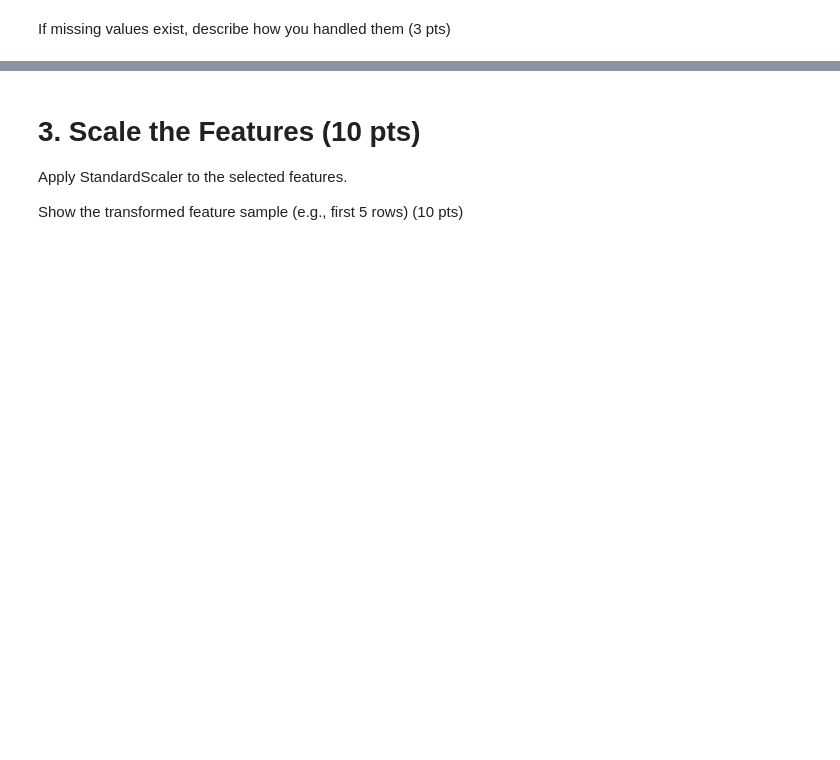
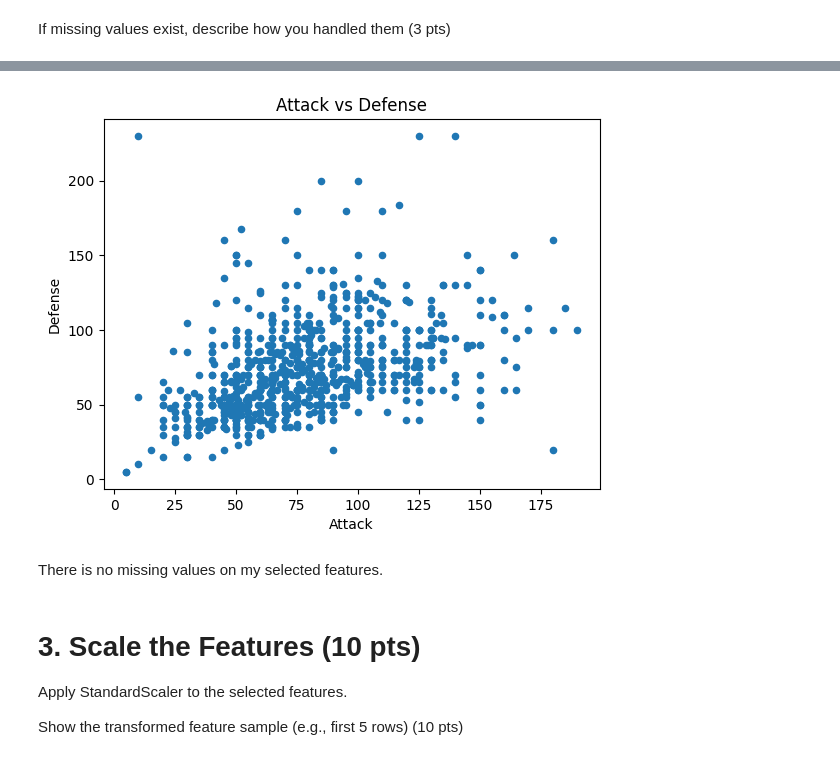
Before and after one commit to leonnmarcoo/CCADMACL_EXERCISES_COM232, a Jupyter notebook: Exercise_3B.ipynb, the cells around one changed output, grey strips where cells are left out. Cells and saved outputs as stored; diff of their text form; code cells hidden in the pictures; blank space fills up the shorter version.

```diff
--- a/Exercise_3B.ipynb
+++ b/Exercise_3B.ipynb
@@ -98,3 +150,13 @@ If missing values exist, describe how you handled them (3 pts)
+# %%
+selected_df.plot.scatter(x='Attack', y='Defense')
+plt.xlabel('Attack')
+plt.ylabel('Defense')
+plt.title('Attack vs Defense')
+plt.show()
+# %% [output]
+[figure, added]
+# %% [markdown]
+There is no missing values on my selected features.
 # %% [markdown]
 # 3. Scale the Features (10 pts)
 
```
Also changed, not shown: parts of 21 cells of this notebook.
